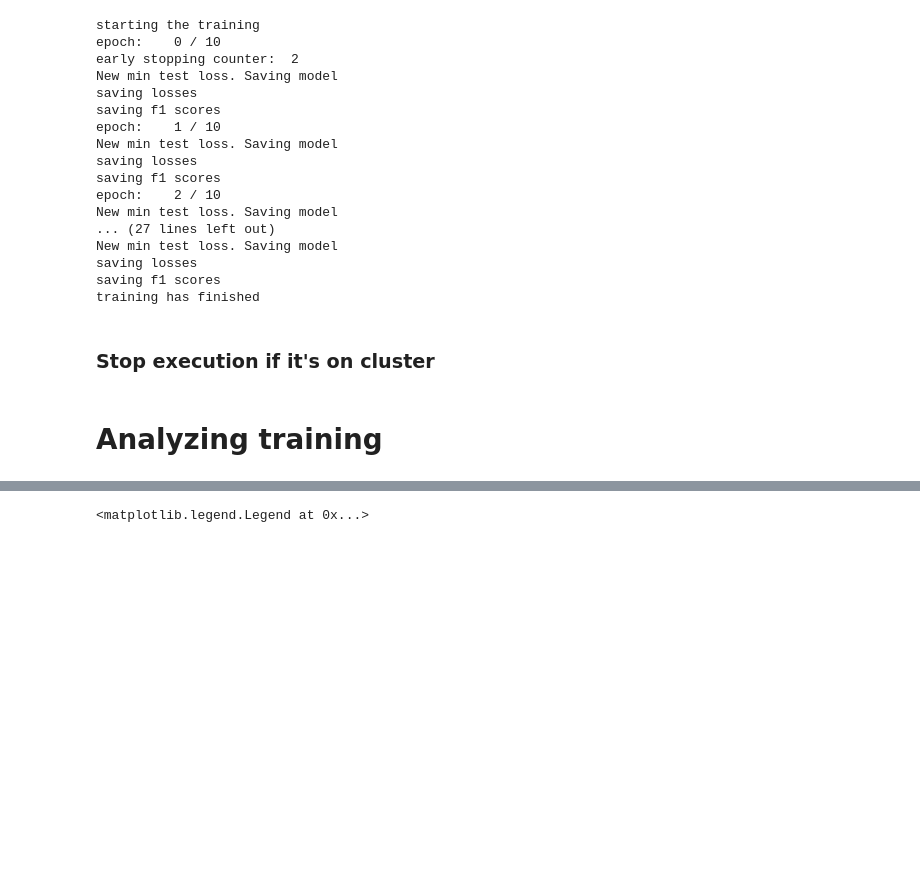
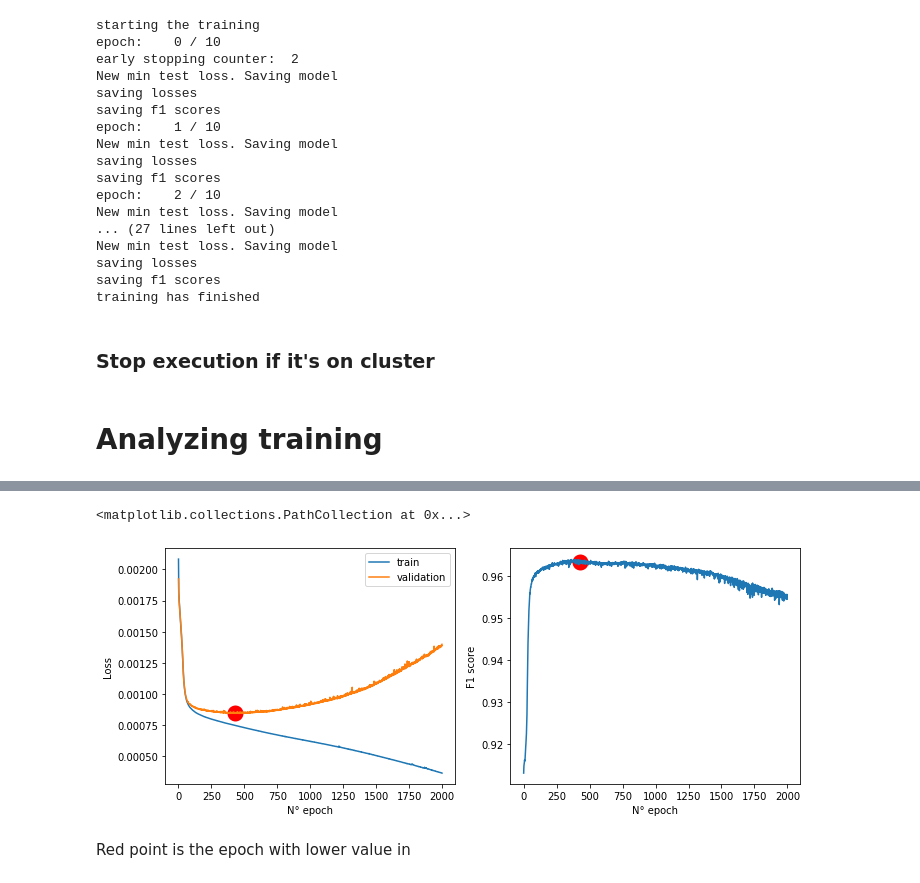
Before and after one commit to leoBravoRain/thesis, a Jupyter notebook: work/thesis/train_classifier.ipynb, the cells around one changed output, grey strips where cells are left out. Drawn from its saved outputs; the diff is of its cells as text; code cells hidden in the pictures; blank space fills up the shorter version.

Commit message:
add result images of experiment 5

```diff
--- a/work/thesis/train_classifier.ipynb
+++ b/work/thesis/train_classifier.ipynb
@@ -724,15 +724,26 @@ if  trainingOnGuanaco or trainWithJustPython:
 # load losses array
 losses = pd.read_csv("/home/leo/Desktop/thesis/work/thesis/experiments/"+ number_experiment + "/training_losses.csv")
 
+# f1 scores
+f1Scores = pd.read_csv("/home/leo/Desktop/thesis/work/thesis/experiments/"+ number_experiment + "/f1Scores.csv")
+
 # plot losses
-fig, ax = plt.subplots()
+fig, ax = plt.subplots(1, 2, figsize = (10,4), tight_layout = True)
 
-# axis
-ax.set_xlabel("N° epoch")
-ax.set_ylabel("Loss")
+# loss
+ax[0].set_xlabel("N° epoch")
+ax[0].set_ylabel("Loss")
+ax[0].plot(losses.iloc[:, 0], label = "train")
+ax[0].plot(losses.iloc[:, 1], label = "validation")
+ax[0].scatter(429, 0.000845159766508081, c = "r", linewidths = 10)
+ax[0].legend()
 
-# plot
-ax.plot(losses.iloc[:, 0], label = "train")
-ax.plot(losses.iloc[:, 1], label = "validation")
-ax.legend()
+# f1 scores
+ax[1].set_xlabel("N° epoch")
+ax[1].set_ylabel("F1 score")
+ax[1].plot(f1Scores)
+ax[1].scatter(429, f1Scores.iloc[428], c = "r", linewidths = 10)
+
+
+# ax[0].scatter(429, 0)
 # %% [output]
@@ -741 +750,4 @@ ax.legend()
-<matplotlib.legend.Legend at 0x...>
+<matplotlib.collections.PathCollection at 0x...>
+[figure, added]
+# %% [markdown]
+Red point is the epoch with lower value in
```
Also changed, not shown: parts of 6 cells of this notebook, 1 other file.
